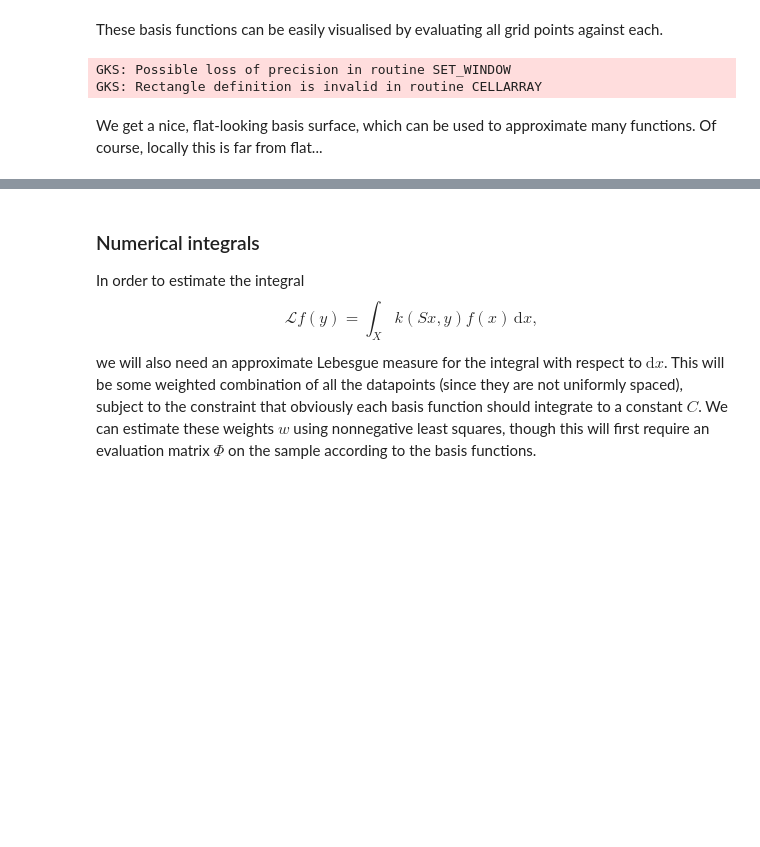
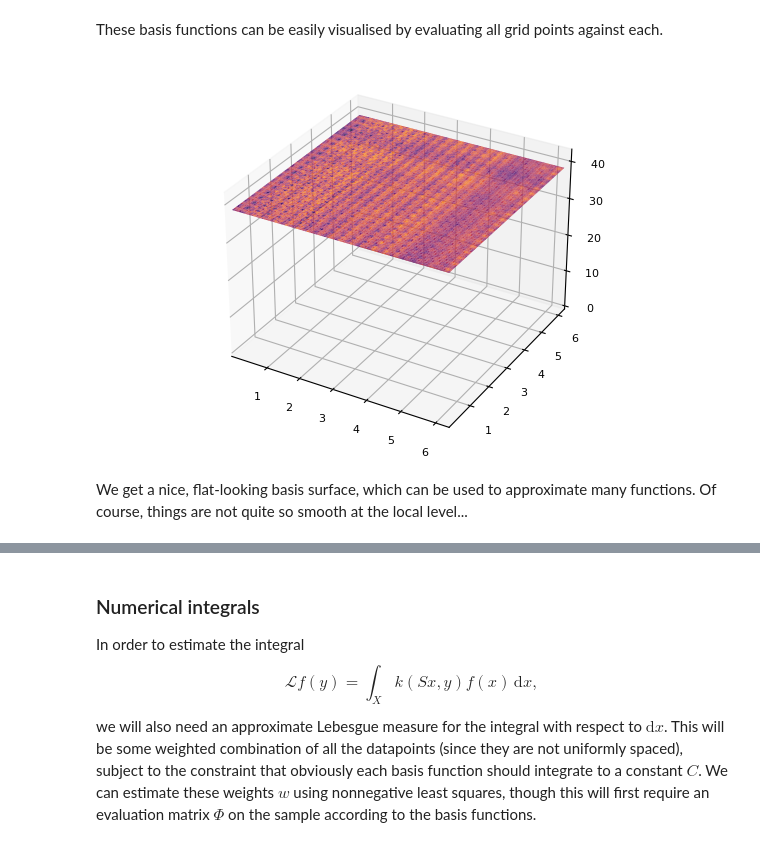
Before and after one commit to rcushen/thesis, a Jupyter notebook: Simulation #1.ipynb, the cells around one changed output, grey strips where cells are left out. Saved outputs shown, nothing was run; the diff lists cells and outputs as text; code cells hidden in the pictures; blank space fills up the shorter version.

```diff
--- a/Simulation #1.ipynb
+++ b/Simulation #1.ipynb
@@ -70,6 +76,6 @@ where the $z_i$ denote the centres of each RBF and $\epsilon$ is some bandwidth
 c = π * ϵ^2;
 # %%
-basis_grid_size = 50;
+basis_grid_size = 40;
 n_bases = basis_grid_size ^ 2;
 basis_locs = creategrid(0, range, basis_grid_size);
 # %% [markdown]
@@ -83,10 +89,9 @@ for b in 1:n_bases
 end
 # %%
 basis_surface = sum(basis_evaluation_matrix, dims=2)[:];
-surface(grid[:,1], grid[:,2], basis_surface)
+surface(grid[:,1], grid[:,2], basis_surface; legend=false)
 zlims!(0,maximum(basis_surface)*1.1)
 # %% [output]
-GKS: Possible loss of precision in routine SET_WINDOW
-GKS: Rectangle definition is invalid in routine CELLARRAY
+[figure, added]
 # %% [markdown]
-We get a nice, flat-looking basis surface, which can be used to approximate many functions. Of course, locally this is far from flat...
+We get a nice, flat-looking basis surface, which can be used to approximate many functions. Of course, things are not quite so smooth at the local level...
```
Also changed, not shown: parts of 27 cells of this notebook, 1 other file.
